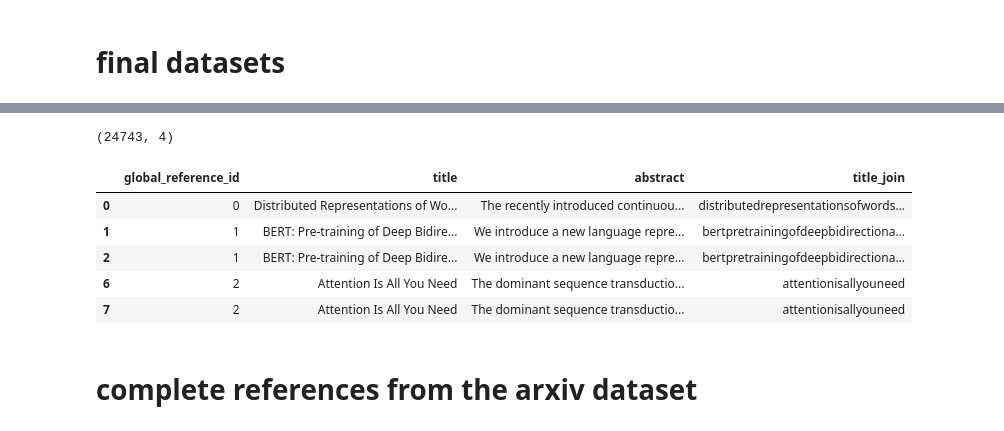
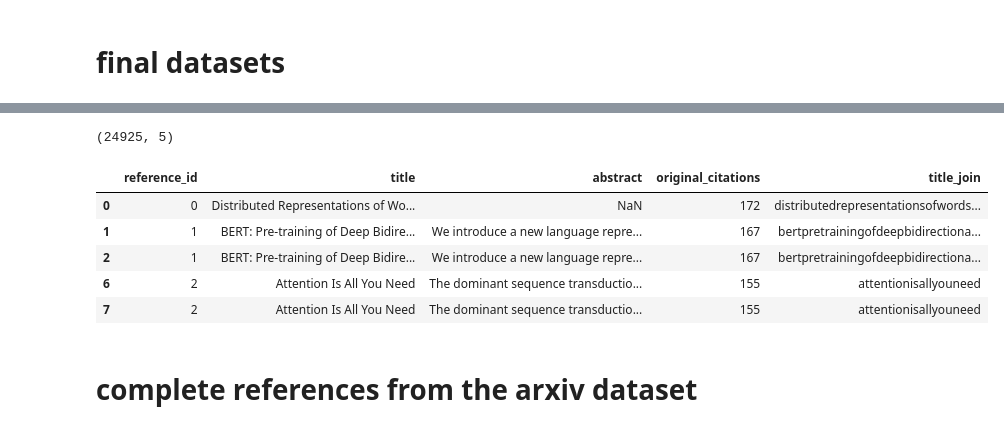
Before and after one commit to jarobyte91/rouge_sciqfs, a Jupyter notebook: notebooks/1_build_dataset.ipynb, the cells around one changed output, grey strips where cells are left out. Drawn from its saved outputs; the diff is of its cells as text; code cells hidden in the pictures.

```diff
--- a/notebooks/1_build_dataset.ipynb
+++ b/notebooks/1_build_dataset.ipynb
@@ -8,7 +8,7 @@ def show(x):
     print(x.shape)
     return x.head()
 # %%
-with open("../data_raw/science_parse_output.json") as file:
+with open("../data/raw/science_parse_output.json") as file:
     lines = [json.loads(l) for l in tqdm(file.readlines())]
 len(lines)
 # %% [output]
@@ -125,7 +125,7 @@ citations.context[2]
 references = raw_na.references.explode().reset_index()\
 .assign(internal_reference_id = lambda df: df.groupby("index").cumcount(),
         title = lambda df: df.references.map(lambda x: x["title"], na_action = "ignore"))\
-.assign(title_join = lambda df: df.title.str.replace("[^a-zA-Z]", "").str.lower())\
+.assign(title_join = lambda df: df.title.str.replace(r"\W", "", regex = True).str.lower())\
 .rename(columns = {"index":"paper_id"})
 
 
@@ -141,11 +197,14 @@ show(references)
 # %%
+# The counts shown here are how many times a given paper appeared as reference in a paper,
+# parsed with science-parse
+
 unique_references = references.groupby("title_join")\
 .agg(["min", "count"])\
 .title\
 .sort_values("count", ascending = False)\
 .reset_index()\
 .reset_index()\
-.rename(columns = {"index":"global_reference_id"})
+.rename(columns = {"index":"reference_id", "min":"title", "count":"original_citations"})
 
 show(unique_references)
 # %% [output]
@@ -187,9 +339,16 @@ show(final_citations)
 # %%
-final_papers = papers.assign(text = lambda df: df.sections.map(lambda x: " ".join([s["text"] for s in x]),
-                                                               na_action = "ignore"))\
-.assign(title = lambda df: df.title.str.replace(r"\s+", " ").str.strip(),
-        abstract = lambda df: df.abstract.str.replace(r"\s+", " ").str.strip(),
-        text = lambda df: df.text.str.replace(r"\s+", " ").str.strip())
+final_papers = papers.assign(
+    text = lambda df: df.sections.map(
+        lambda x: " ".join([s["text"] for s in x]),
+        na_action = "ignore"
+    )
+)\
+.assign(title = lambda df: df.title.str.replace(r"\s+", " ", regex = True).str.strip(),
+        abstract = lambda df: df.abstract.str.replace(
+            r"\s+", " ",
+            regex = True
+        ).str.strip(),
+        text = lambda df: df.text.str.replace(r"\s+", " ", regex = True).str.strip())
 show(final_papers)
 # %% [output]
 (1091, 5)
@@ -201,22 +360,24 @@ show(final_papers)
 | 4 | 4 | On Minimizing Cost in Legal Docum... | Technology-assisted review (TAR) ... | [{'heading': None, 'text': 'CCS C... | CCS CONCEPTS • Information system... |
 # %%
 references_abstract = unique_references\
-.merge(final_papers.assign(title_join = lambda df: df.title.str.replace(r"\W", "").str.lower()),
-       how = "left")\
-.drop(columns = "title")\
-.rename(columns = {"min":"title"})\
-[["global_reference_id", "title", "abstract", "title_join"]]\
+.merge(
+    final_papers.assign(
+        title_join = lambda df: df.title.str.replace(r"\W", "", regex = True).str.lower()
+    ),
+    how = "left"
+)\
+[["reference_id", "title", "abstract", "original_citations", "title_join"]]\
 .drop_duplicates()
 
 show(references_abstract)
 # %% [output]
-(24743, 4)
+(24925, 5)
-|  | global_reference_id | title | abstract | title_join |
-| 0 | 0 | Distributed Representations of Wo... | The recently introduced continuou... | distributedrepresentationsofwords... |
-| 1 | 1 | BERT: Pre-training of Deep Bidire... | We introduce a new language repre... | bertpretrainingofdeepbidirectiona... |
-| 2 | 1 | BERT: Pre-training of Deep Bidire... | We introduce a new language repre... | bertpretrainingofdeepbidirectiona... |
-| 6 | 2 | Attention Is All You Need | The dominant sequence transductio... | attentionisallyouneed |
-| 7 | 2 | Attention Is All You Need | The dominant sequence transductio... | attentionisallyouneed |
+|  | reference_id | title | abstract | original_citations | title_join |
+| 0 | 0 | Distributed Representations of Wo... | NaN | 172 | distributedrepresentationsofwords... |
+| 1 | 1 | BERT: Pre-training of Deep Bidire... | We introduce a new language repre... | 167 | bertpretrainingofdeepbidirectiona... |
+| 2 | 1 | BERT: Pre-training of Deep Bidire... | We introduce a new language repre... | 167 | bertpretrainingofdeepbidirectiona... |
+| 6 | 2 | Attention Is All You Need | The dominant sequence transductio... | 155 | attentionisallyouneed |
+| 7 | 2 | Attention Is All You Need | The dominant sequence transductio... | 155 | attentionisallyouneed |
 # %% [markdown]
 # complete references from the arxiv dataset
 # %%
```
Also changed, not shown: parts of 19 cells of this notebook, 2 other files.
